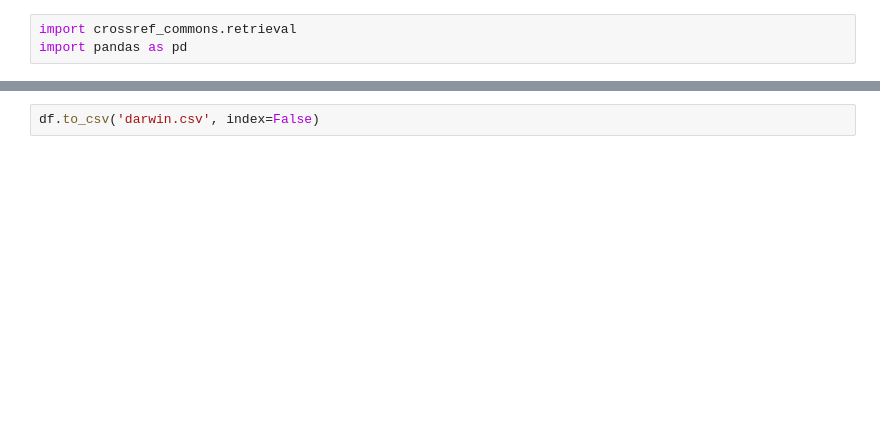
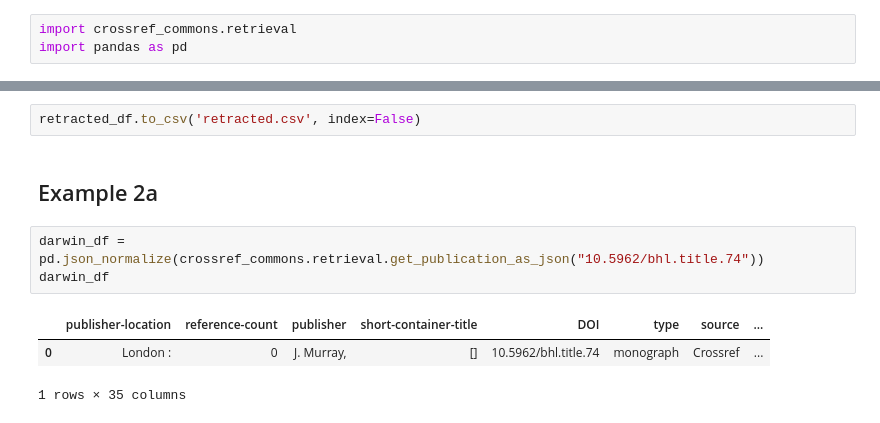
Before and after one commit to sawatson-um/pythonbasics_fall2025, a Jupyter notebook: week_7_Fall2025.ipynb, the cells around one changed output, grey strips where cells are left out. Drawn from its saved outputs; the diff is of its cells as text; blank space fills up the shorter version.

```diff
--- a/week_7_Fall2025.ipynb
+++ b/week_7_Fall2025.ipynb
@@ -193,2 +106,11 @@ df
 # %%
-df.to_csv('darwin.csv', index=False)
+retracted_df.to_csv('retracted.csv', index=False)
+# %% [markdown]
+## Example 2a
+# %%
+darwin_df = pd.json_normalize(crossref_commons.retrieval.get_publication_as_json("10.5962/bhl.title.74"))
+darwin_df
+# %% [output]
+|  | publisher-location | reference-count | publisher | short-container-title | DOI | type | source | ... |
+| 0 | London : | 0 | J. Murray, | [] | 10.5962/bhl.title.74 | monograph | Crossref | ... |
+1 rows × 35 columns
```
Also changed, not shown: parts of 21 cells of this notebook, 1 other file.
